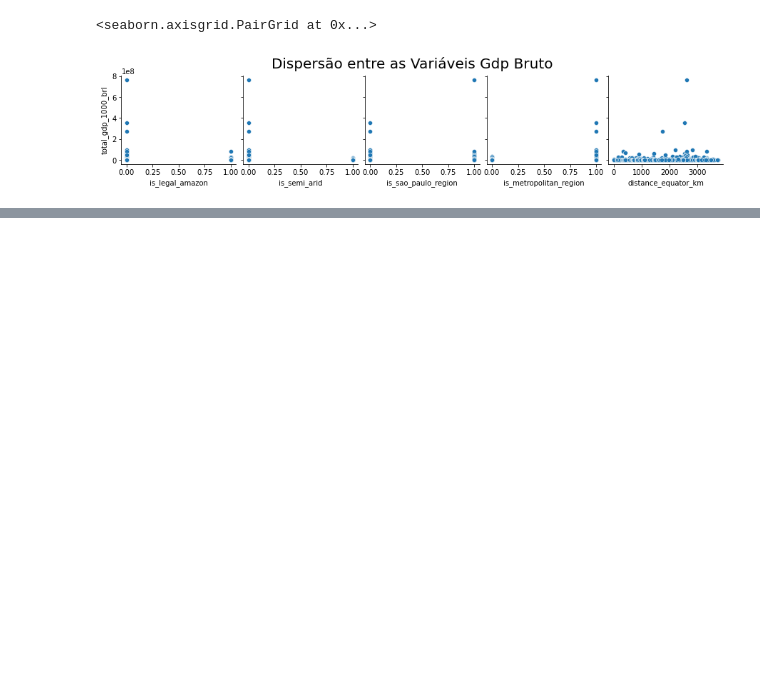
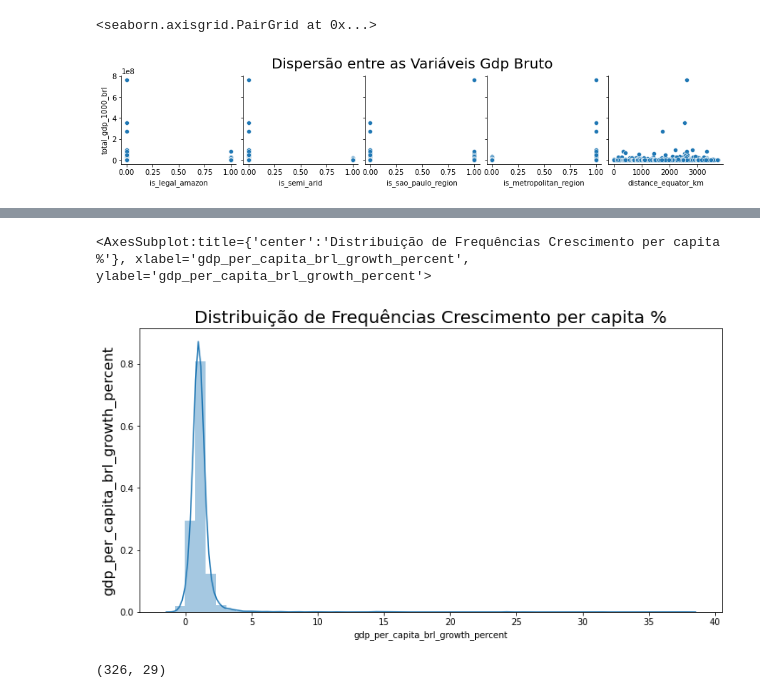
Before and after one commit to pliniocampinas/scrap-fiis-brs, a Jupyter notebook: notebooks/analise-cities.ipynb, the cells around one changed output, grey strips where cells are left out. Cells and saved outputs as stored; diff of their text form; code cells hidden in the pictures; blank space fills up the shorter version.

Commit message:
More cities analysis

```diff
--- a/notebooks/analise-cities.ipynb
+++ b/notebooks/analise-cities.ipynb
@@ -163,0 +192,14 @@ ax
+# %%
+ax = sns.distplot(dados_2019['gdp_per_capita_brl_growth_percent'])
+ax.figure.set_size_inches(12, 6)
+ax.set_title('Distribuição de Frequências Crescimento per capita %', fontsize=20)
+ax.set_ylabel('gdp_per_capita_brl_growth_percent', fontsize=16)
+ax
+# %% [output]
+<AxesSubplot:title={'center':'Distribuição de Frequências Crescimento per capita %'}, xlabel='gdp_per_capita_brl_growth_percent', ylabel='gdp_per_capita_brl_growth_percent'>
+[figure, added]
+# %%
+dados_2019_100k_cities = dados_2019[dados_2019.population2021 > 100000]
+dados_2019_100k_cities.shape
+# %% [output]
+(326, 29)
```
Also changed, not shown: parts of 32 cells of this notebook, 1 other file.
